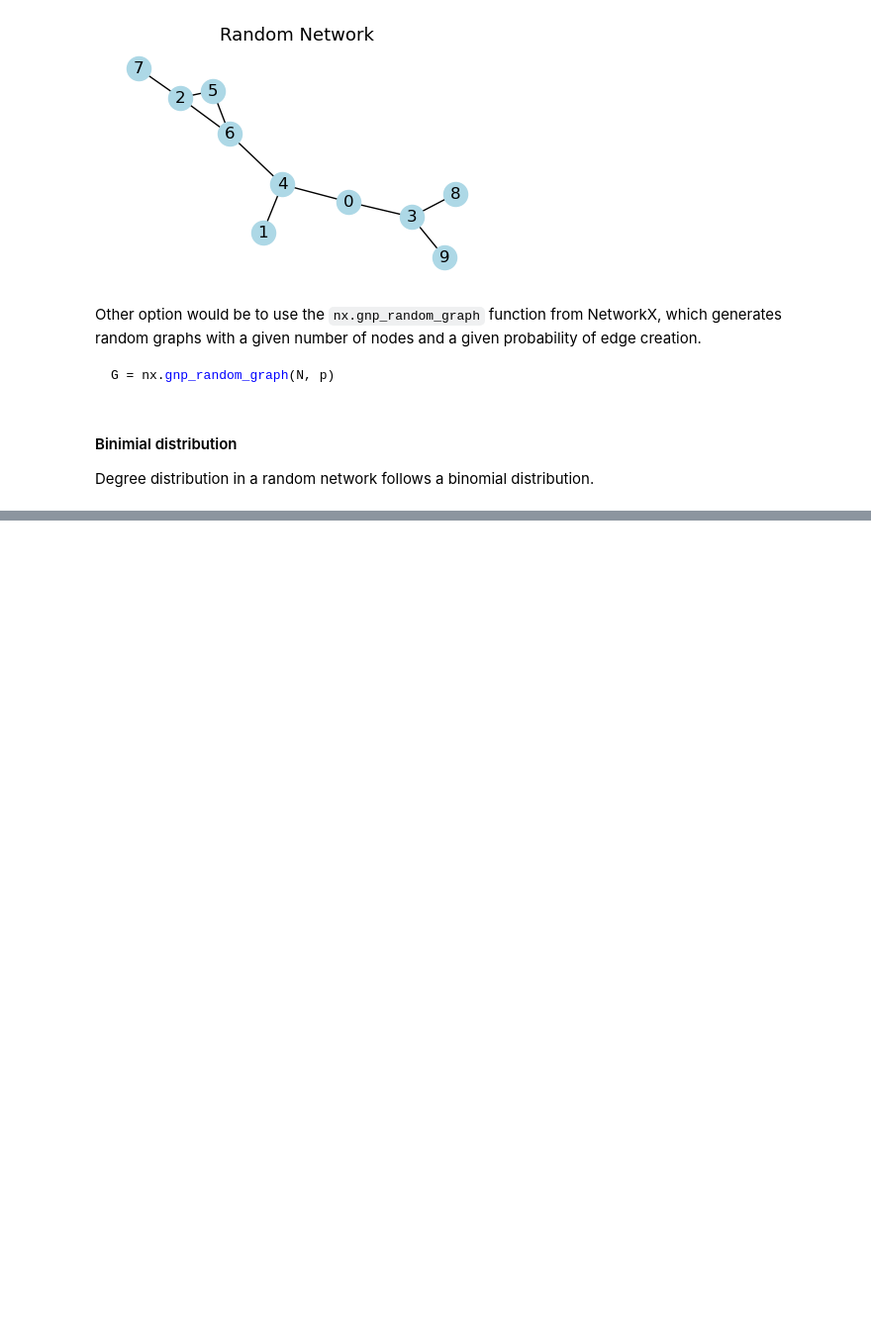
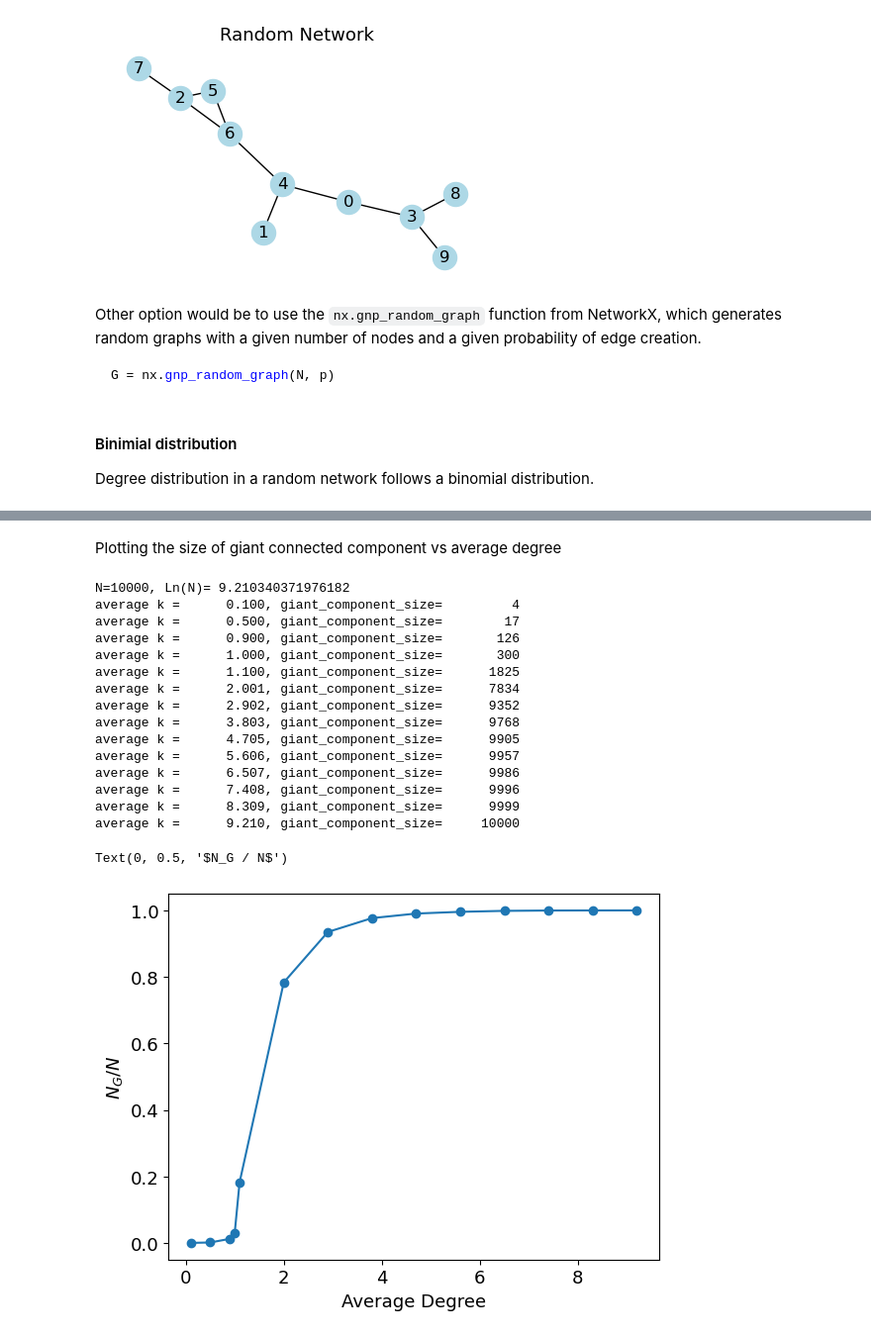
Before and after one commit to Ziaeemehr/netsci, a Jupyter notebook: examples/chap_03.ipynb, the cells around one changed output, grey strips where cells are left out. Shown at 99% size. Saved outputs shown, nothing was run; the diff lists cells and outputs as text; code cells hidden in the pictures; blank space fills up the shorter version.

```diff
--- a/examples/chap_03.ipynb
+++ b/examples/chap_03.ipynb
@@ -93,0 +124,39 @@ plt.legend();
+# %% [markdown]
+Plotting the size of giant connected component vs average degree
+# %%
+N = int(1e4)
+print(f"N={N}, Ln(N)= {np.log(N)}")
+k_avg = [.1, 0.5, 0.9, 1.0] + np.linspace(1.1, np.log(N), 10).tolist()
+giant_component_sizes = []
+for i in range(len(k_avg)):
+    p = k_avg[i] / N
+    G = nx.erdos_renyi_graph(N, p)
+    connected_components = list(nx.connected_components(G))
+    component_sizes = [len(component) for component in connected_components]
+    giant_component_size = max(component_sizes)
+    giant_component_sizes.append(giant_component_size)
+
+    print(f"average k = {k_avg[i]:10.3f}, giant_component_size={giant_component_size:10d}")
+
+giant_component_sizes = np.array(giant_component_sizes)/N
+plt.plot(k_avg, giant_component_sizes, marker='o', label='Giant Component Size')
+plt.xlabel(r'Average Degree')
+plt.ylabel(r'$N_G / N$');
+# %% [output]
+N=10000, Ln(N)= 9.210340371976182
+average k =      0.100, giant_component_size=         4
+average k =      0.500, giant_component_size=        17
+average k =      0.900, giant_component_size=       126
+average k =      1.000, giant_component_size=       300
+average k =      1.100, giant_component_size=      1825
+average k =      2.001, giant_component_size=      7834
+average k =      2.902, giant_component_size=      9352
+average k =      3.803, giant_component_size=      9768
+average k =      4.705, giant_component_size=      9905
+average k =      5.606, giant_component_size=      9957
+average k =      6.507, giant_component_size=      9986
+average k =      7.408, giant_component_size=      9996
+average k =      8.309, giant_component_size=      9999
+average k =      9.210, giant_component_size=     10000
+Text(0, 0.5, '$N_G / N$')
+[figure, added]
```
Also changed, not shown: parts of 3 cells of this notebook.
